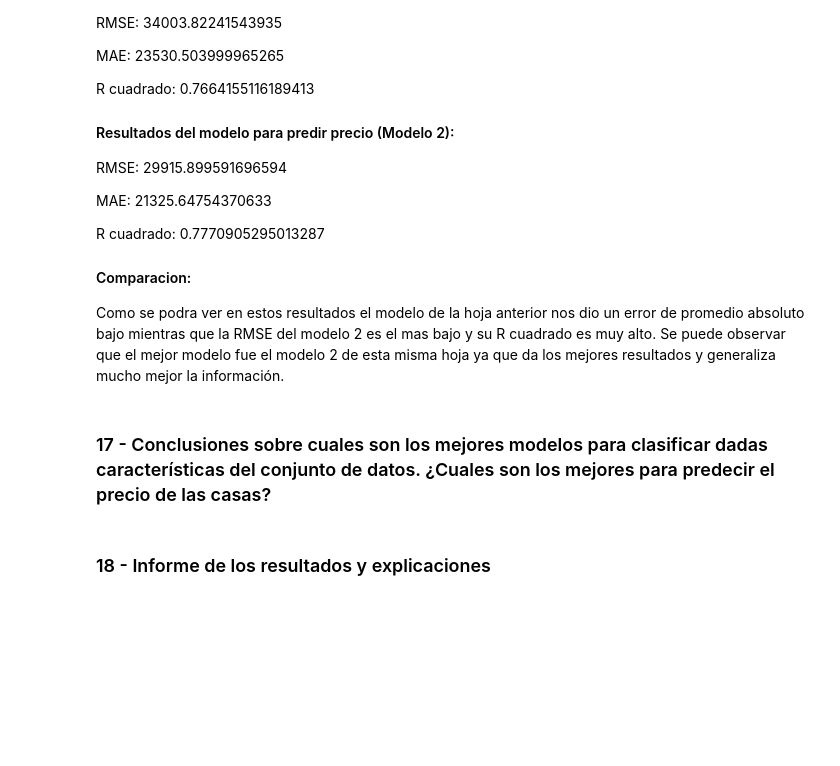
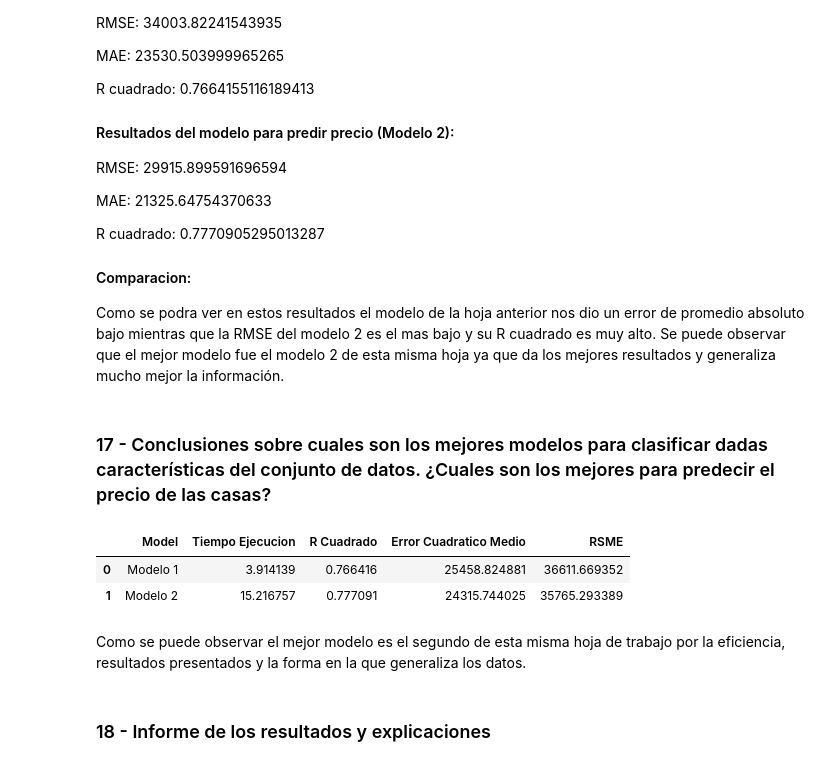
Before and after one commit to MGonza20/md_ht07, a Jupyter notebook: HT8.ipynb, the cells around one changed output. Saved outputs shown, nothing was run; the diff lists cells and outputs as text; code cells hidden in the pictures; blank space fills up the shorter version.

```diff
--- a/HT8.ipynb
+++ b/HT8.ipynb
@@ -479,2 +475,21 @@ Como se podra ver en estos resultados el modelo de la hoja anterior nos dio un e
+# %%
+# Tabla resumen con las métricas de los modelos
+metrics = {
+    "Model": ["Modelo 1", "Modelo 2"],
+    "Tiempo Ejecucion": [total_time_r1, total_time_r2],
+    "R Cuadrado": [r_sqrt1, r_sqrt2],
+    "Error Cuadratico Medio": [mae1, mae2],
+    "RSME": [rmse1, rmse2],
+}
+
+metrics_df = pd.DataFrame(metrics)
+
+metrics_df
+# %% [output]
+|  | Model | Tiempo Ejecucion | R Cuadrado | Error Cuadratico Medio | RSME |
+| 0 | Modelo 1 | 3.914139 | 0.766416 | 25458.824881 | 36611.669352 |
+| 1 | Modelo 2 | 15.216757 | 0.777091 | 24315.744025 | 35765.293389 |
+# %% [markdown]
+Como se puede observar el mejor modelo es el segundo de esta misma hoja de trabajo por la eficiencia, resultados presentados y la forma en la que generaliza los datos.
 # %% [markdown]
 ### 18 - Informe de los resultados y explicaciones
```
Also changed, not shown: parts of 5 cells of this notebook.
